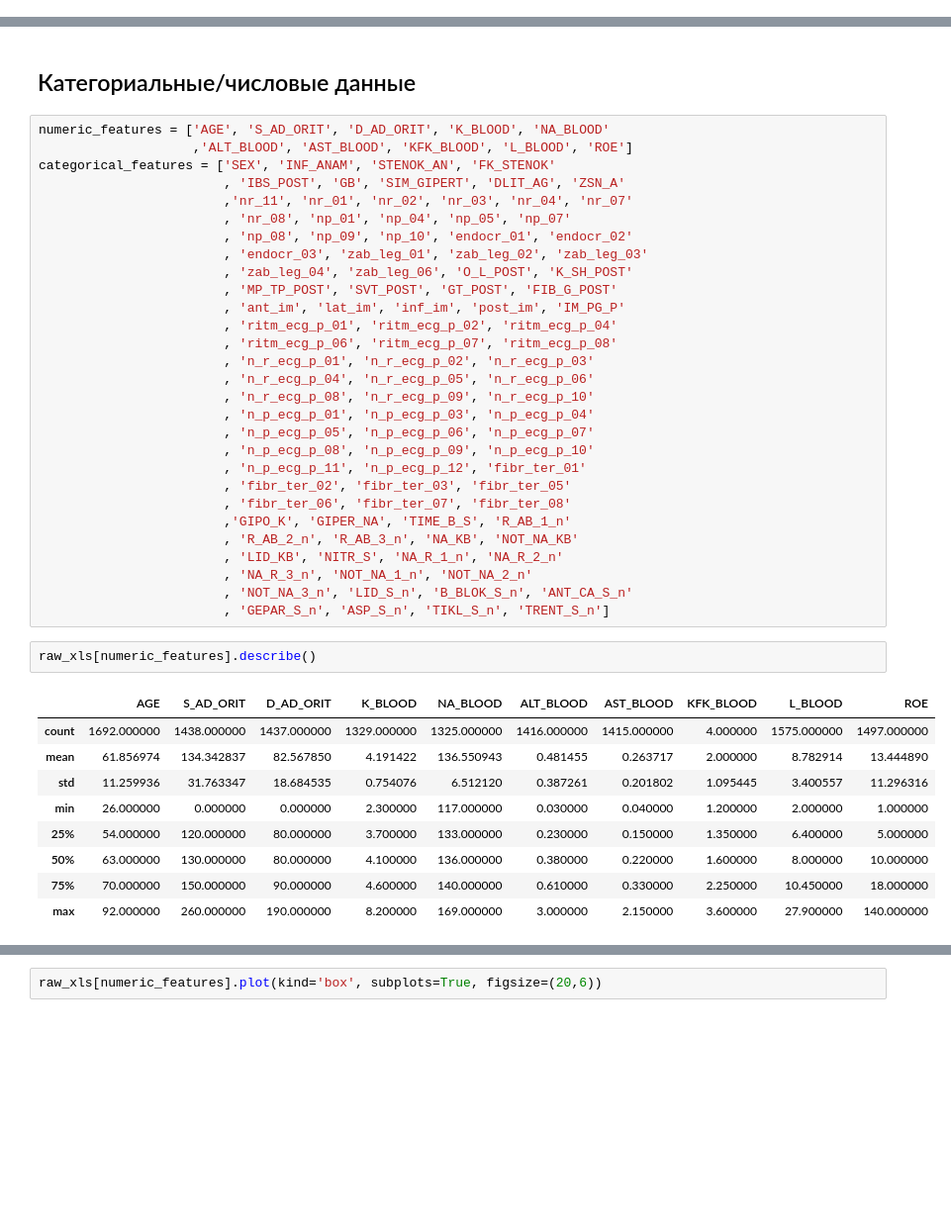
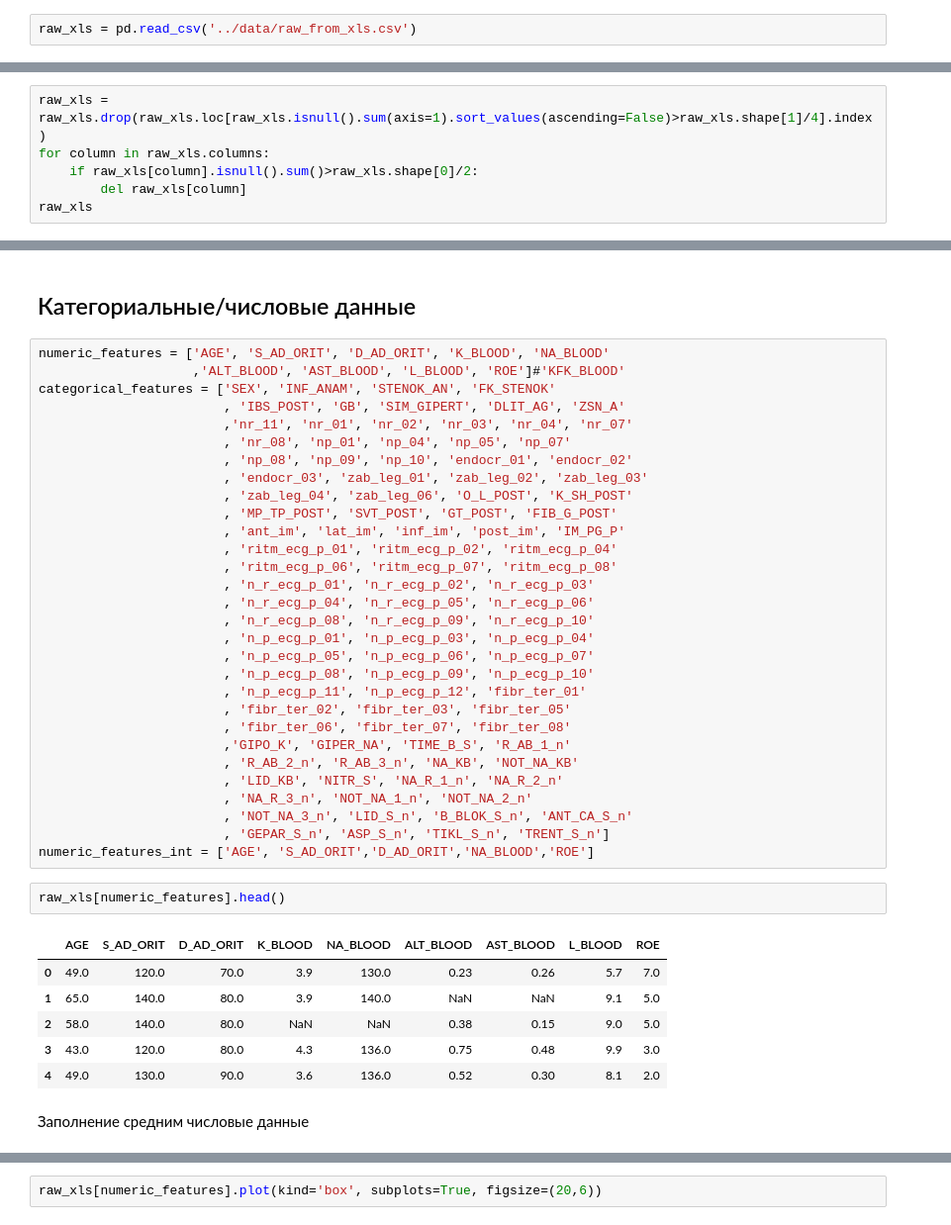
Before and after one commit to RusinDmitry/BSR, a Jupyter notebook: Scripts/read_raw_data.ipynb, the cells around one changed output, grey strips where cells are left out. Shown at 99% size. Cells and saved outputs as stored; diff of their text form; blank space fills up the shorter version.

```diff
--- a/Scripts/read_raw_data.ipynb
+++ b/Scripts/read_raw_data.ipynb
@@ -36,6 +37,8 @@ dtypes: float64(114), int64(9)
 memory usage: 1.6 MB
 # %%
 raw_xls.to_csv('../data/raw_from_xls.csv')
+# %%
+raw_xls = pd.read_csv('../data/raw_from_xls.csv')
 # %% [markdown]
 # Анализ качества данных (пропуски, выбросы)
 # %%
@@ -103,0 +126,6 @@ TODO: попробовать разные методы:
+# %%
+raw_xls = raw_xls.drop(raw_xls.loc[raw_xls.isnull().sum(axis=1).sort_values(ascending=False)>raw_xls.shape[1]/4].index)
+for column in raw_xls.columns:
+    if raw_xls[column].isnull().sum()>raw_xls.shape[0]/2:
+        del raw_xls[column]
+raw_xls
@@ -105,7 +147,7 @@ TODO: попробовать разные методы:
 ## Категориальные/числовые данные
 # %%
 numeric_features = ['AGE', 'S_AD_ORIT', 'D_AD_ORIT', 'K_BLOOD', 'NA_BLOOD'
-                    ,'ALT_BLOOD', 'AST_BLOOD', 'KFK_BLOOD', 'L_BLOOD', 'ROE']
+                    ,'ALT_BLOOD', 'AST_BLOOD', 'L_BLOOD', 'ROE']#'KFK_BLOOD'
 categorical_features = ['SEX', 'INF_ANAM', 'STENOK_AN', 'FK_STENOK'
                         , 'IBS_POST', 'GB', 'SIM_GIPERT', 'DLIT_AG', 'ZSN_A'
                         ,'nr_11', 'nr_01', 'nr_02', 'nr_03', 'nr_04', 'nr_07'
@@ -132,15 +174,15 @@ categorical_features = ['SEX', 'INF_ANAM', 'STENOK_AN', 'FK_STENOK'
                         , 'NA_R_3_n', 'NOT_NA_1_n', 'NOT_NA_2_n'
                         , 'NOT_NA_3_n', 'LID_S_n', 'B_BLOK_S_n', 'ANT_CA_S_n'
                         , 'GEPAR_S_n', 'ASP_S_n', 'TIKL_S_n', 'TRENT_S_n']
+numeric_features_int = ['AGE', 'S_AD_ORIT','D_AD_ORIT','NA_BLOOD','ROE']
 # %%
-raw_xls[numeric_features].describe()
+raw_xls[numeric_features].head()
 # %% [output]
-|  | AGE | S_AD_ORIT | D_AD_ORIT | K_BLOOD | NA_BLOOD | ALT_BLOOD | AST_BLOOD | KFK_BLOOD | L_BLOOD | ROE |
-| count | 1692.000000 | 1438.000000 | 1437.000000 | 1329.000000 | 1325.000000 | 1416.000000 | 1415.000000 | 4.000000 | 1575.000000 | 1497.000000 |
-| mean | 61.856974 | 134.342837 | 82.567850 | 4.191422 | 136.550943 | 0.481455 | 0.263717 | 2.000000 | 8.782914 | 13.444890 |
-| std | 11.259936 | 31.763347 | 18.684535 | 0.754076 | 6.512120 | 0.387261 | 0.201802 | 1.095445 | 3.400557 | 11.296316 |
-| min | 26.000000 | 0.000000 | 0.000000 | 2.300000 | 117.000000 | 0.030000 | 0.040000 | 1.200000 | 2.000000 | 1.000000 |
-| 25% | 54.000000 | 120.000000 | 80.000000 | 3.700000 | 133.000000 | 0.230000 | 0.150000 | 1.350000 | 6.400000 | 5.000000 |
-| 50% | 63.000000 | 130.000000 | 80.000000 | 4.100000 | 136.000000 | 0.380000 | 0.220000 | 1.600000 | 8.000000 | 10.000000 |
-| 75% | 70.000000 | 150.000000 | 90.000000 | 4.600000 | 140.000000 | 0.610000 | 0.330000 | 2.250000 | 10.450000 | 18.000000 |
-| max | 92.000000 | 260.000000 | 190.000000 | 8.200000 | 169.000000 | 3.000000 | 2.150000 | 3.600000 | 27.900000 | 140.000000 |
+|  | AGE | S_AD_ORIT | D_AD_ORIT | K_BLOOD | NA_BLOOD | ALT_BLOOD | AST_BLOOD | L_BLOOD | ROE |
+| 0 | 49.0 | 120.0 | 70.0 | 3.9 | 130.0 | 0.23 | 0.26 | 5.7 | 7.0 |
+| 1 | 65.0 | 140.0 | 80.0 | 3.9 | 140.0 | NaN | NaN | 9.1 | 5.0 |
+| 2 | 58.0 | 140.0 | 80.0 | NaN | NaN | 0.38 | 0.15 | 9.0 | 5.0 |
+| 3 | 43.0 | 120.0 | 80.0 | 4.3 | 136.0 | 0.75 | 0.48 | 9.9 | 3.0 |
+| 4 | 49.0 | 130.0 | 90.0 | 3.6 | 136.0 | 0.52 | 0.30 | 8.1 | 2.0 |
+# %% [markdown]
+Заполнение средним числовые данные
```
Also changed, not shown: parts of 19 cells of this notebook.
